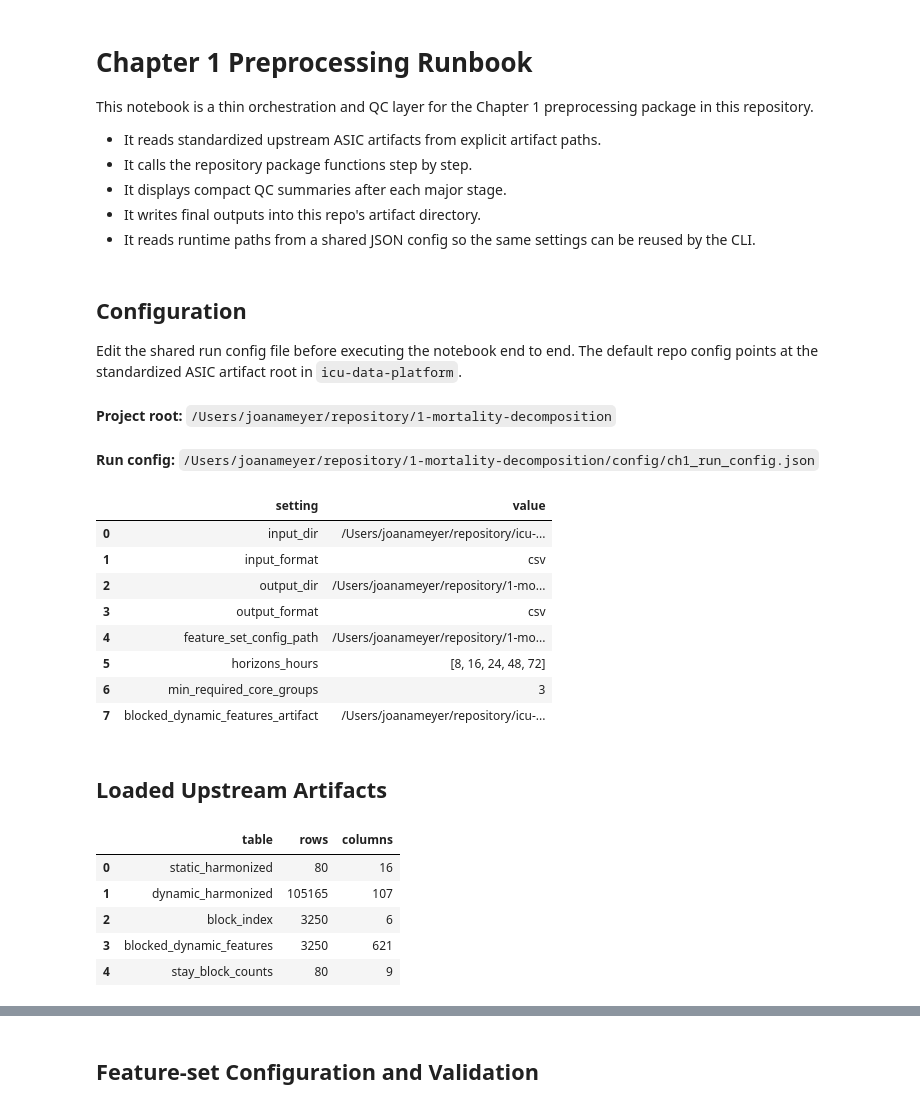
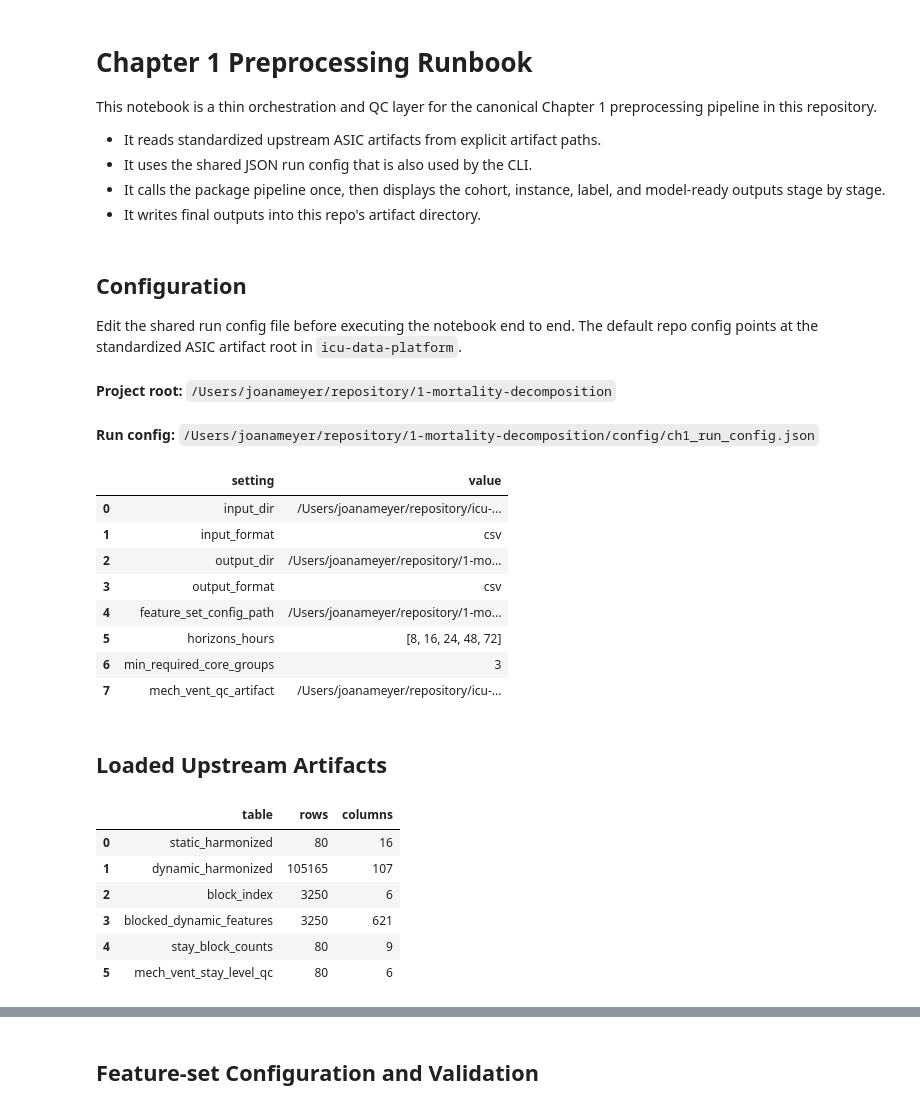
Before and after one commit to joameyer/1-mortality-decomposition, a Jupyter notebook: notebooks/ch1_preprocessing_runbook.ipynb, the cells around one changed output, grey strips where cells are left out. Saved outputs shown, nothing was run; the diff lists cells and outputs as text; code cells hidden in the pictures.

```diff
--- a/notebooks/ch1_preprocessing_runbook.ipynb
+++ b/notebooks/ch1_preprocessing_runbook.ipynb
@@ -1,13 +1,12 @@
 # %% [markdown]
 # Chapter 1 Preprocessing Runbook
 
-This notebook is a thin orchestration and QC layer for the Chapter 1 preprocessing package in this repository.
+This notebook is a thin orchestration and QC layer for the canonical Chapter 1 preprocessing pipeline in this repository.
 
 - It reads standardized upstream ASIC artifacts from explicit artifact paths.
-- It calls the repository package functions step by step.
-- It displays compact QC summaries after each major stage.
+- It uses the shared JSON run config that is also used by the CLI.
+- It calls the package pipeline once, then displays the cohort, instance, label, and model-ready outputs stage by stage.
 - It writes final outputs into this repo's artifact directory.
-- It reads runtime paths from a shared JSON config so the same settings can be reused by the CLI.
 # %% [markdown]
 ## Configuration
 
@@ -33,17 +32,8 @@ if str(SRC_ROOT) not in sys.path:
     sys.path.insert(0, str(SRC_ROOT))
 
 from chapter1_mortality_decomposition.artifacts import load_chapter1_inputs
-from chapter1_mortality_decomposition.cohort import build_chapter1_cohort
-from chapter1_mortality_decomposition.config import (
-    build_chapter1_feature_set_definition,
-    load_chapter1_feature_set_config,
-)
-from chapter1_mortality_decomposition.instances import build_chapter1_valid_instances
-from chapter1_mortality_decomposition.labels import build_chapter1_proxy_horizon_labels
-from chapter1_mortality_decomposition.model_ready import build_chapter1_model_ready_dataset
 from chapter1_mortality_decomposition.pipeline import (
-    Chapter1Dataset,
-    Chapter1FeatureSetDataset,
+    build_chapter1_dataset,
     write_chapter1_dataset,
 )
 from chapter1_mortality_decomposition.run_config import load_chapter1_run_config
@@ -52,7 +42,6 @@ pd.set_option("display.max_colwidth", 160)
 
 run_config = load_chapter1_run_config(PROJECT_ROOT / RUN_CONFIG_PATH)
 config = run_config.to_chapter1_config()
-feature_set_config = load_chapter1_feature_set_config(run_config.feature_set_config_path)
 input_dir = run_config.input_dir
 output_dir = run_config.output_dir
 
@@ -65,20 +54,12 @@ display(
             {"setting": "input_format", "value": run_config.input_format},
             {"setting": "output_dir", "value": str(output_dir)},
             {"setting": "output_format", "value": run_config.output_format},
+            {"setting": "feature_set_config_path", "value": str(run_config.feature_set_config_path)},
+            {"setting": "horizons_hours", "value": list(run_config.horizons_hours)},
+            {"setting": "min_required_core_groups", "value": run_config.min_required_core_groups},
             {
-                "setting": "feature_set_config_path",
-                "value": str(run_config.feature_set_config_path),
-            },
-            {"setting": "horizons_hours", "value": list(run_config.horizons_hours)},
-            {
-                "setting": "min_required_core_groups",
-                "value": run_config.min_required_core_groups,
-            },
-            {
-                "setting": "blocked_dynamic_features_artifact",
-                "value": str(
-                    input_dir / "blocked" / f"asic_8h_blocked_dynamic_features.{run_config.input_format}"
-                ),
+                "setting": "mech_vent_qc_artifact",
+                "value": str(input_dir / "qc" / f"mech_vent_ge_24h_stay_level.{run_config.input_format}"),
             },
         ]
     )
@@ -94,31 +75,33 @@ display(
 | 4 | feature_set_config_path | /Users/joanameyer/repository/1-mo... |
 | 5 | horizons_hours | [8, 16, 24, 48, 72] |
 | 6 | min_required_core_groups | 3 |
-| 7 | blocked_dynamic_features_artifact | /Users/joanameyer/repository/icu-... |
+| 7 | mech_vent_qc_artifact | /Users/joanameyer/repository/icu-... |
 # %%
 if not input_dir.exists():
     raise FileNotFoundError(
         f"Input directory does not exist: {input_dir}. Update {run_config.run_config_path}."
     )
 
 inputs = load_chapter1_inputs(input_dir=input_dir, input_format=run_config.input_format)
 
 artifact_overview = pd.DataFrame(
     [
         {"table": "static_harmonized", "rows": inputs.static_harmonized.shape[0], "columns": inputs.static_harmonized.shape[1]},
         {"table": "dynamic_harmonized", "rows": inputs.dynamic_harmonized.shape[0], "columns": inputs.dynamic_harmonized.shape[1]},
         {"table": "block_index", "rows": inputs.block_index.shape[0], "columns": inputs.block_index.shape[1]},
         {"table": "blocked_dynamic_features", "rows": inputs.blocked_dynamic_features.shape[0], "columns": inputs.blocked_dynamic_features.shape[1]},
         {"table": "stay_block_counts", "rows": inputs.stay_block_counts.shape[0], "columns": inputs.stay_block_counts.shape[1]},
+        {"table": "mech_vent_stay_level_qc", "rows": inputs.mech_vent_stay_level_qc.shape[0], "columns": inputs.mech_vent_stay_level_qc.shape[1]},
     ]
 )
 display(Markdown("## Loaded Upstream Artifacts"))
 display(artifact_overview)
 # %% [output]
 ## Loaded Upstream Artifacts
 |  | table | rows | columns |
 | 0 | static_harmonized | 80 | 16 |
 | 1 | dynamic_harmonized | 105165 | 107 |
 | 2 | block_index | 3250 | 6 |
 | 3 | blocked_dynamic_features | 3250 | 621 |
 | 4 | stay_block_counts | 80 | 9 |
+| 5 | mech_vent_stay_level_qc | 80 | 6 |
```
Also changed, not shown: parts of 8 cells of this notebook, 10 other files.
